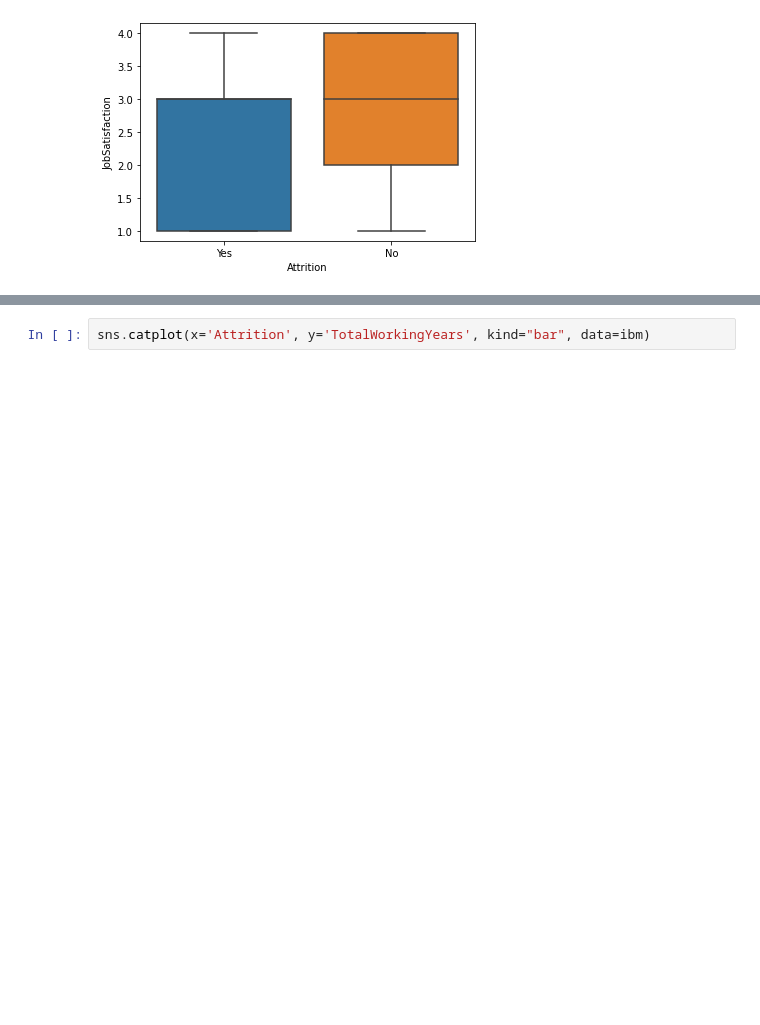
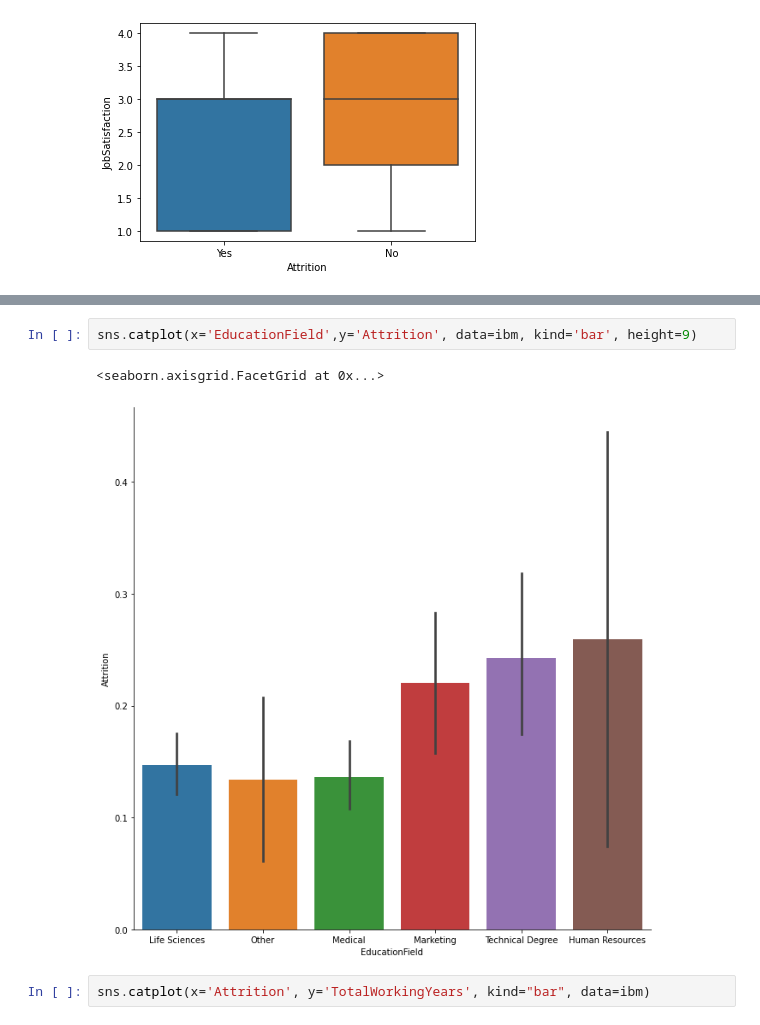
Before and after one commit to nicKLas-317/pythonEDA, a Jupyter notebook: ibm_correction.ipynb, the cells around one changed output, grey strips where cells are left out. Drawn from its saved outputs; the diff is of its cells as text; blank space fills up the shorter version.

```diff
--- a/ibm_correction.ipynb
+++ b/ibm_correction.ipynb
@@ -46,3 +60,8 @@ sns.boxplot(x='Attrition', y='JobSatisfaction', data=ibm)
+# %%
+sns.catplot(x='EducationField',y='Attrition', data=ibm, kind='bar', height=9)
+# %% [output]
+<seaborn.axisgrid.FacetGrid at 0x...>
+[figure, added]
 # %%
 sns.catplot(x='Attrition', y='TotalWorkingYears', kind="bar", data=ibm)
 # %% [output]
```
Also changed, not shown: parts of 3 cells of this notebook.
